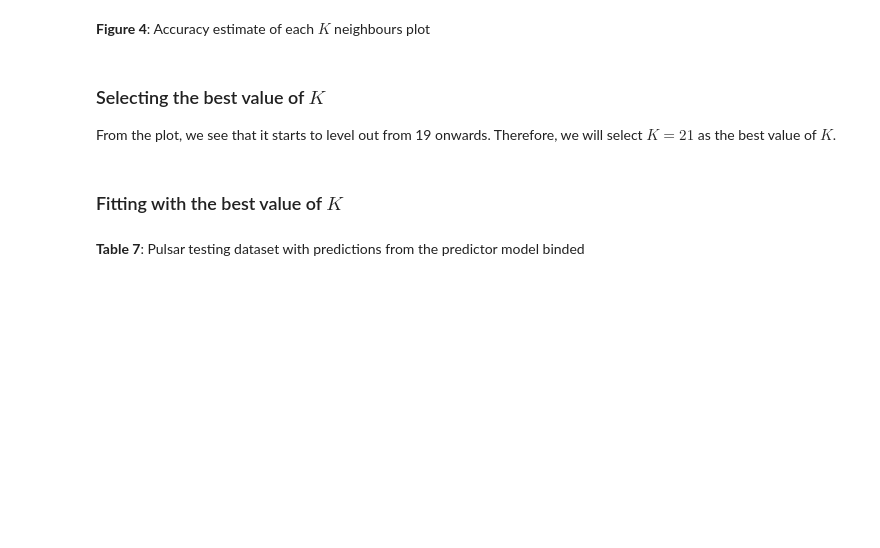
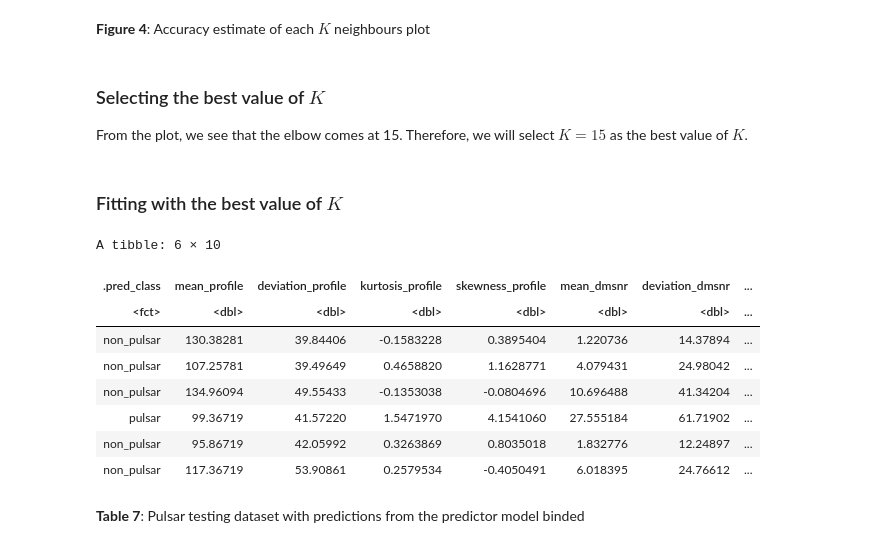
Before and after one commit to rchanpra/dsci-100-project, a Jupyter notebook: group_project_report.ipynb, the cells around one changed output. Drawn from its saved outputs; the diff is of its cells as text; code cells hidden in the pictures; blank space fills up the shorter version.

```diff
--- a/group_project_report.ipynb
+++ b/group_project_report.ipynb
@@ -311,27 +313,37 @@ cross_val_plot
 # %% [markdown]
 ### Selecting the best value of $K$
 
-From the plot, we see that it starts to level out from 19 onwards. Therefore, we will select $K = 21$ as the best value of $K$.
+From the plot, we see that the elbow comes at 15. Therefore, we will select $K = 15$ as the best value of $K$.
 # %% [markdown]
 ### Fitting with the best value of $K$
 # %%
 set.seed(2023)
 
 # creating specification for classification tuning with best value of K
-pulsar_spec <- nearest_neighbor(weight_func = "rectangular", neighbors = 21) |>
+pulsar_spec <- nearest_neighbor(weight_func = "rectangular", neighbors = 15) |>
     set_engine("kknn") |>
     set_mode("classification")
 
 # fitting best K model
 pulsar_fit <- workflow() |>
     add_recipe(pulsar_recipe) |>
     add_model(pulsar_spec) |>
     fit(data = pulsar_train_upsampled)
 
 # binding predictions from predictor model
 pulsar_predictions <- predict(pulsar_fit, pulsar_test) |>
     bind_cols(pulsar_test)
 pulsar_predictions |> head(6)
+# %% [output]
+A tibble: 6 × 10
+| .pred_class | mean_profile | deviation_profile | kurtosis_profile | skewness_profile | mean_dmsnr | deviation_dmsnr | ... |
+| <fct> | <dbl> | <dbl> | <dbl> | <dbl> | <dbl> | <dbl> | ... |
+| non_pulsar | 130.38281 | 39.84406 | -0.1583228 | 0.3895404 | 1.220736 | 14.37894 | ... |
+| non_pulsar | 107.25781 | 39.49649 | 0.4658820 | 1.1628771 | 4.079431 | 24.98042 | ... |
+| non_pulsar | 134.96094 | 49.55433 | -0.1353038 | -0.0804696 | 10.696488 | 41.34204 | ... |
+| pulsar | 99.36719 | 41.57220 | 1.5471970 | 4.1541060 | 27.555184 | 61.71902 | ... |
+| non_pulsar | 95.86719 | 42.05992 | 0.3263869 | 0.8035018 | 1.832776 | 12.24897 | ... |
+| non_pulsar | 117.36719 | 53.90861 | 0.2579534 | -0.4050491 | 6.018395 | 24.76612 | ... |
 # %% [markdown]
 **Table 7**: Pulsar testing dataset with predictions from the predictor model binded
 # %%
```
Also changed, not shown: parts of 7 cells of this notebook.
